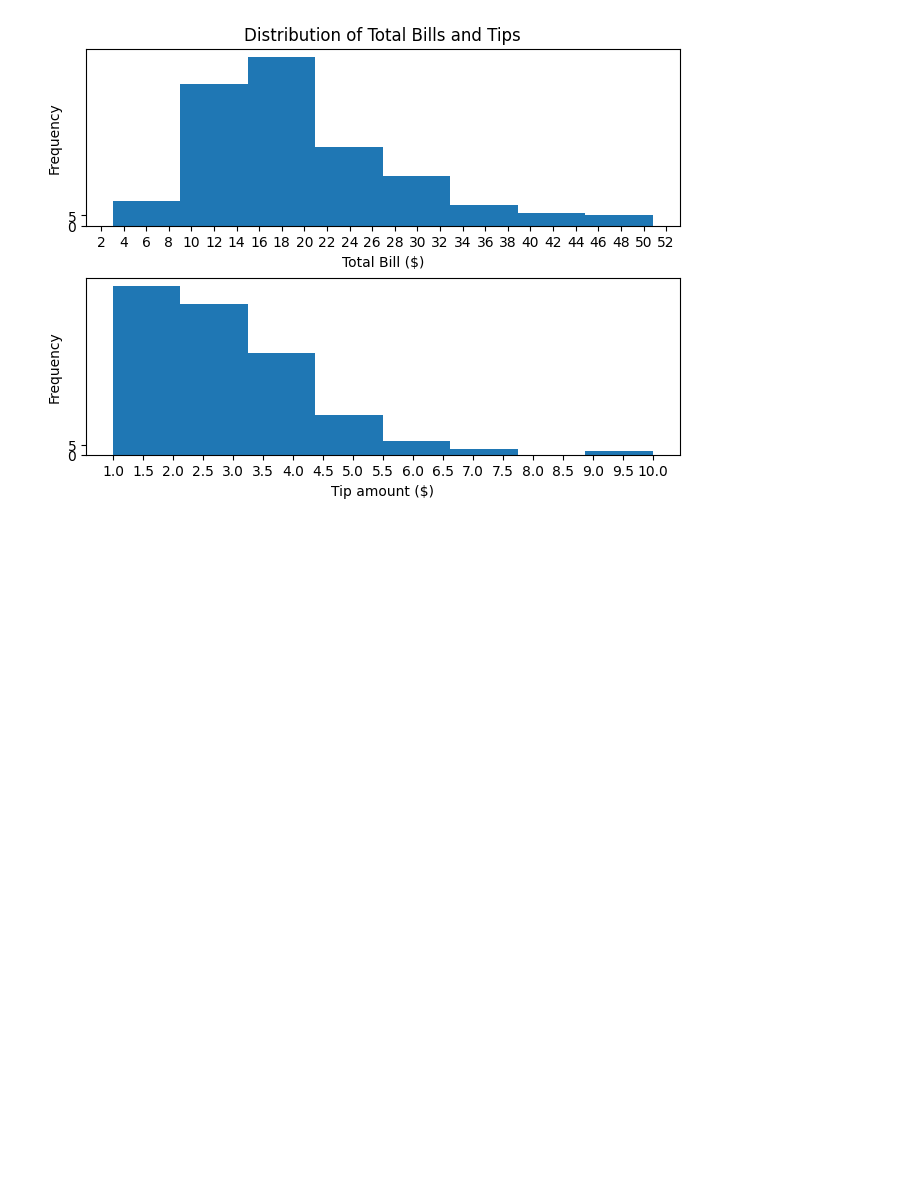
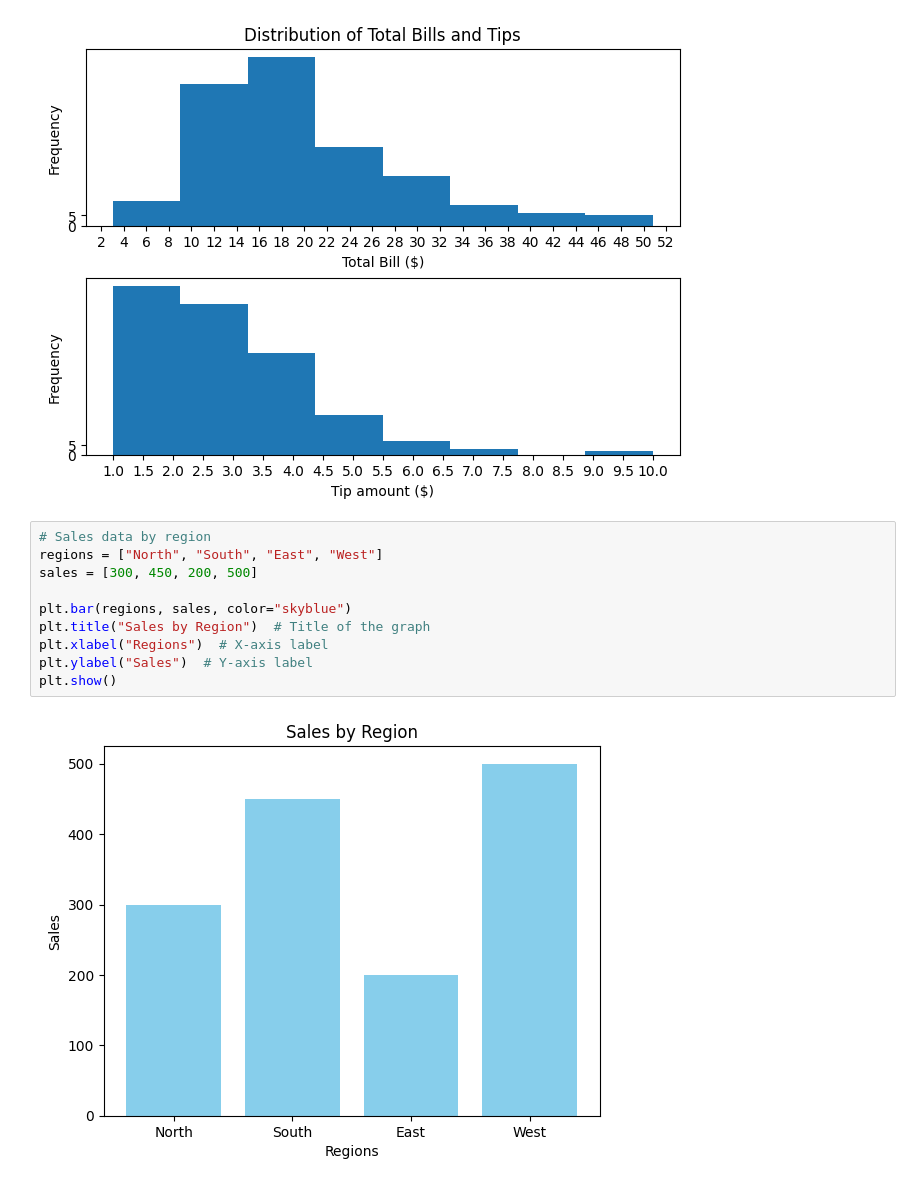
Before and after one commit to maxkatkalov/colabs, a Jupyter notebook: Plotting and Visualization.ipynb, the cells around one changed output. Saved outputs shown, nothing was run; the diff lists cells and outputs as text; blank space fills up the shorter version.

```diff
--- a/Plotting and Visualization.ipynb
+++ b/Plotting and Visualization.ipynb
@@ -485,3 +485,15 @@ tip_ax.hist(tips["tip"], bins=num_bins_sturges)
         10.   ]),
  <BarContainer object of 8 artists>)
 [figure]
+# %%
+# Sales data by region
+regions = ["North", "South", "East", "West"]
+sales = [300, 450, 200, 500]
+
+plt.bar(regions, sales, color="skyblue")
+plt.title("Sales by Region")  # Title of the graph
+plt.xlabel("Regions")  # X-axis label
+plt.ylabel("Sales")  # Y-axis label
+plt.show()
+# %% [output]
+[figure, added]
```
Also changed, not shown: 2 other files.
